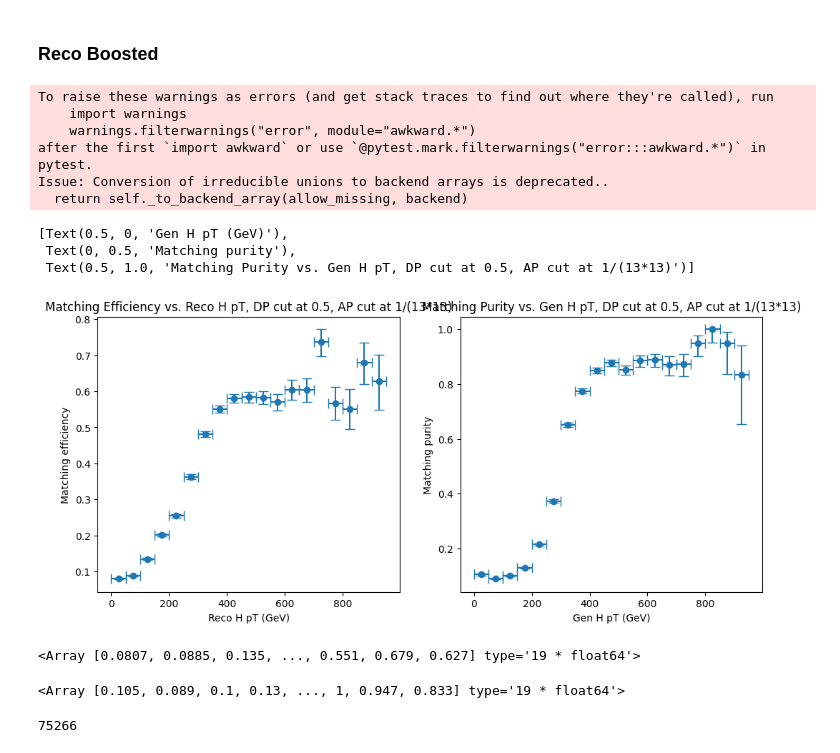
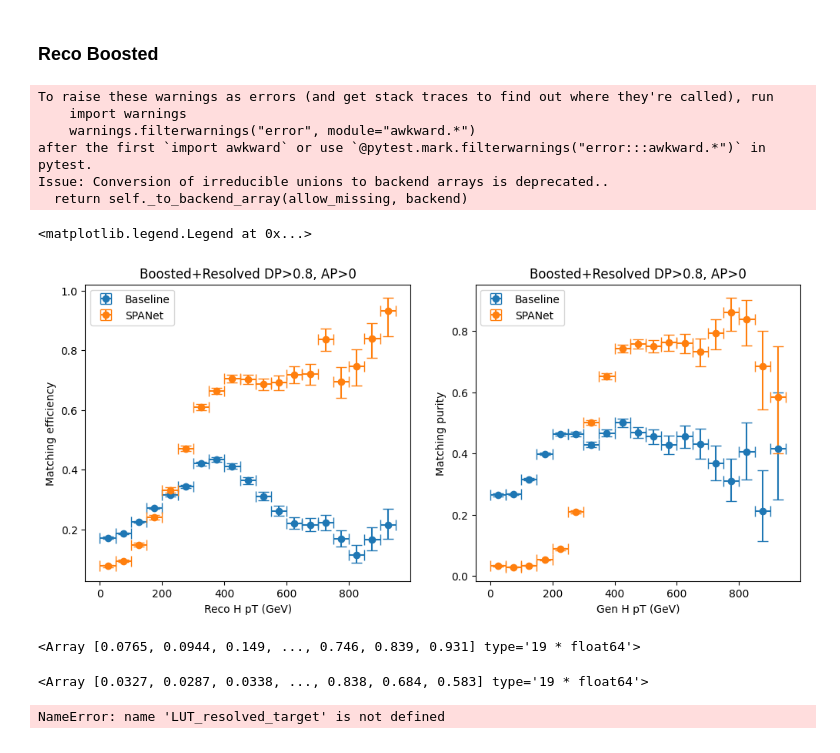
Before and after one commit to ucsd-hep-ex/hhh, a Jupyter notebook: notebooks/dev/plot_H_vs_pT_merge.ipynb, the cells around one changed output. Saved outputs shown, nothing was run; the diff lists cells and outputs as text; code cells hidden in the pictures.

```diff
--- a/notebooks/dev/plot_H_vs_pT_merge.ipynb
+++ b/notebooks/dev/plot_H_vs_pT_merge.ipynb
@@ -407,13 +411,16 @@ def parse_resolved_w_target(testfile, predfile, dp_cut=0.5, fjs_reco=None):
 
     return LUT_pred, LUT_target, goodJetIdx
 # %%
-dp_cut=0.5
+dp_cut=0.8
 # dp_cut
 # dR_min
 # bin_size
 # %%
-LUT_boosted_pred, LUT_boosted_target, fjs_reco = parse_boosted_w_target(test_h5, s_h5, dp_cut=0.5)
-LUT_resolved_pred, LUT_resolved_target, goodJetIdx = parse_resolved_w_target(test_h5, s_h5, dp_cut=dp_cut, fjs_reco=fjs_reco)
+LUT_boosted_pred_spanet, LUT_boosted_target_spanet, fjs_reco_spanet = parse_boosted_w_target(test_h5, s_h5, dp_cut=dp_cut)
+LUT_resolved_pred_spanet, LUT_resolved_target_spanet, goodJetIdx_spanet = parse_resolved_w_target(test_h5, s_h5, dp_cut=dp_cut, fjs_reco=fjs_reco_spanet)
+# %%
+LUT_boosted_pred_base, LUT_boosted_target_base, fjs_reco_base = parse_boosted_w_target(test_h5, b_h5, dp_cut=dp_cut)
+LUT_resolved_pred_base, LUT_resolved_target_base, goodJetIdx_base = parse_resolved_w_target(test_h5, b_h5, dp_cut=dp_cut, fjs_reco=None)
 # %%
 # calculate efficiency
 # if bins=None, put all data in a single bin
@@ -470,41 +477,50 @@ def calc_pur(LUT_boosted_target, LUT_resolved_target, bins):
 bins = np.arange(0, 1000, 50)
 bin_centers = [(bins[i]+bins[i+1])/2 for i in range(bins.size-1)]
 xerr=(bins[1]-bins[0])/2*np.ones(bins.shape[0]-1)
+# %%
+eff_s, efferr_s = calc_eff(LUT_boosted_pred_spanet, LUT_resolved_pred_spanet, bins)
+pur_s, purerr_s = calc_pur(LUT_boosted_target_spanet, LUT_resolved_target_spanet, bins)
+eff_b, efferr_b = calc_eff(LUT_boosted_pred_base, LUT_resolved_pred_base, bins)
+pur_b, purerr_b = calc_pur(LUT_boosted_target_base, LUT_resolved_target_base, bins)
+# %% [output]
+To raise these warnings as errors (and get stack traces to find out where they're called), run
+    import warnings
+    warnings.filterwarnings("error", module="awkward.*")
+after the first `import awkward` or use `@pytest.mark.filterwarnings("error:::awkward.*")` in pytest.
+Issue: Conversion of irreducible unions to backend arrays is deprecated..
+  return self._to_backend_array(allow_missing, backend)
 # %%
-eff_s, efferr_s = calc_eff(LUT_boosted_pred, LUT_resolved_pred, bins)
-pur_s, purerr_s = calc_pur(LUT_boosted_target, LUT_resolved_target, bins)
+fig, ax = plt.subplots(1, 2, figsize=(12, 5))
 
-fig, ax = plt.subplots(1, 2, figsize=(12, 5))
-ax[0].errorbar(x=bin_centers, y=eff_s, xerr=xerr, yerr=efferr_s, fmt='o', capsize=5, label='Trust if a fatjet is assigned')
-ax[0].set(xlabel=r"Reco H pT (GeV)", ylabel=r"Matching efficiency", title=f"Matching Efficiency vs. Reco H pT, DP cut at {dp_cut}, AP cut at 1/(13*13)")
+ax[0].errorbar(x=bin_centers, y=eff_b, xerr=xerr, yerr=efferr_b, fmt='o', capsize=5, label='Baseline')
+ax[0].errorbar(x=bin_centers, y=eff_s, xerr=xerr, yerr=efferr_s, fmt='o', capsize=5, label='SPANet')
 
-ax[1].errorbar(x=bin_centers, y=pur_s, xerr=xerr, yerr=purerr_s, fmt='o', capsize=5, label='Trust if a fatjet is assigned')
-ax[1].set(xlabel=r"Gen H pT (GeV)", ylabel=r"Matching purity", title=f"Matching Purity vs. Gen H pT, DP cut at {dp_cut}, AP cut at 1/(13*13)")
+
+ax[1].errorbar(x=bin_centers, y=pur_b, xerr=xerr, yerr=purerr_b, fmt='o', capsize=5, label='Baseline')
+ax[1].errorbar(x=bin_centers, y=pur_s, xerr=xerr, yerr=purerr_s, fmt='o', capsize=5, label='SPANet')
+
+
+ax[0].set(xlabel=r"Reco H pT (GeV)", ylabel=r"Matching efficiency", title=f"Boosted+Resolved DP>{dp_cut}, AP>0")
+ax[1].set(xlabel=r"Gen H pT (GeV)", ylabel=r"Matching purity", title=f"Boosted+Resolved DP>{dp_cut}, AP>0")
+ax[0].legend()
+ax[1].legend()
 # %% [output]
-To raise these warnings as errors (and get stack traces to find out where they're called), run
-    import warnings
-    warnings.filterwarnings("error", module="awkward.*")
-after the first `import awkward` or use `@pytest.mark.filterwarnings("error:::awkward.*")` in pytest.
-Issue: Conversion of irreducible unions to backend arrays is deprecated..
-  return self._to_backend_array(allow_missing, backend)
+<matplotlib.legend.Legend at 0x...>
-[Text(0.5, 0, 'Gen H pT (GeV)'),
- Text(0, 0.5, 'Matching purity'),
- Text(0.5, 1.0, 'Matching Purity vs. Gen H pT, DP cut at 0.5, AP cut at 1/(13*13)')]
-[figure, old version]
+[figure, new version]
 # %%
 eff_s
 # %% [output]
-<Array [0.0807, 0.0885, 0.135, ..., 0.551, 0.679, 0.627] type='19 * float64'>
+<Array [0.0765, 0.0944, 0.149, ..., 0.746, 0.839, 0.931] type='19 * float64'>
 # %%
 pur_s
 # %% [output]
-<Array [0.105, 0.089, 0.1, 0.13, ..., 1, 0.947, 0.833] type='19 * float64'>
+<Array [0.0327, 0.0287, 0.0338, ..., 0.838, 0.684, 0.583] type='19 * float64'>
 # %%
 a = [targetH[0:2] for event in LUT_resolved_target for targetH in event if targetH[2]==0]
+# %% [output]
+NameError: name 'LUT_resolved_target' is not defined
 # %%
 len(a)
-# %% [output]
-75266
 # %%
 b = [targetH for event in LUT_resolved_target for targetH in event]
 # %%
```
Also changed, not shown: parts of 5 cells of this notebook, 1 other file.
